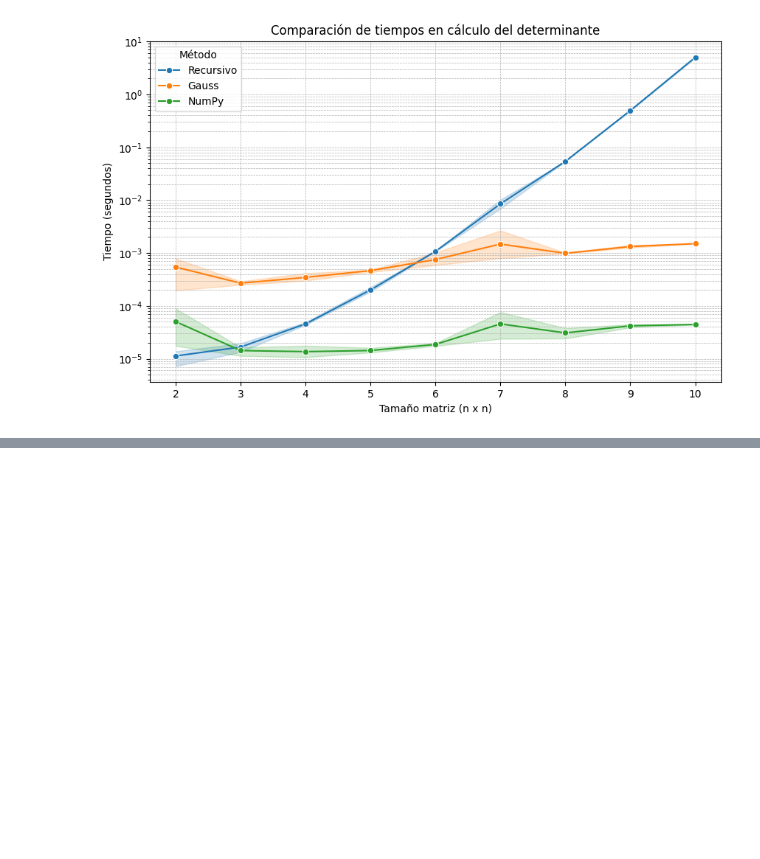
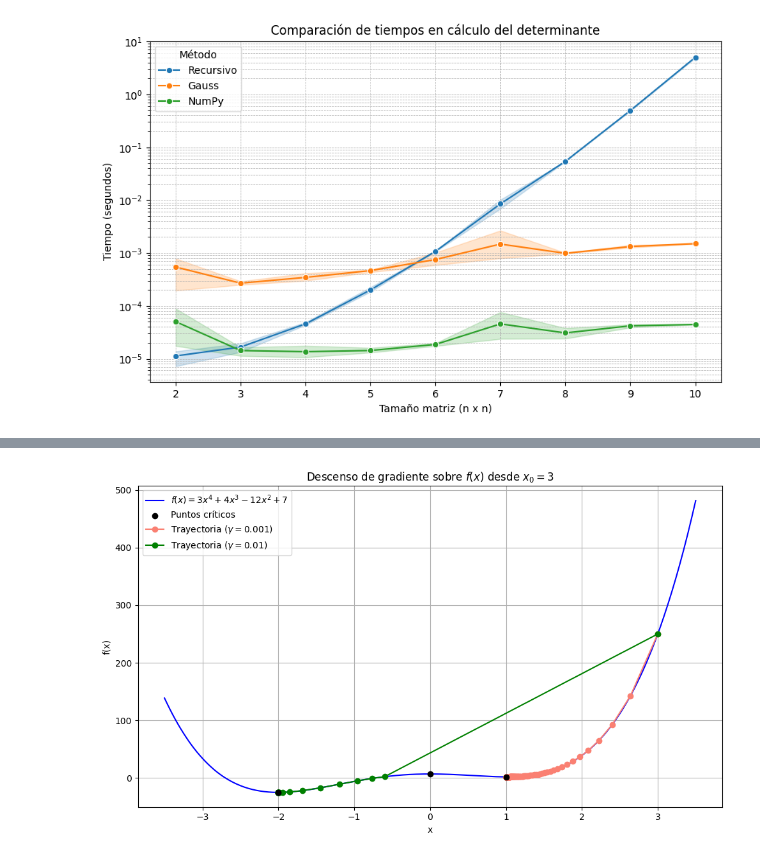
Before and after one commit to fresvel/02MIAR_Ejercicios, a Jupyter notebook: Ejercicios.ipynb, the cells around one changed output, grey strips where cells are left out. Saved outputs shown, nothing was run; the diff lists cells and outputs as text; code cells hidden in the pictures; blank space fills up the shorter version.

```diff
--- a/Ejercicios.ipynb
+++ b/Ejercicios.ipynb
@@ -617,0 +695,14 @@ de f . ¿Se trata de un resultado deseable? ¿Por qué? ¿A qué se debe este fe
+# %%
+# Punto inicial
+x0 = np.array([3.0])
+
+# Nuevos parámetros
+gamma = 0.01
+tol = 1e-12
+maxit = int(1e5)
+
+# Llamada al método
+resultado = descenso_gradiente(grad_f, x0, gamma, tol, maxit)
+
+# Mostrar resultado
+print("Mínimo aproximado en x =", resultado[0])
@@ -617,0 +763,51 @@ de f . ¿Se trata de un resultado deseable? ¿Por qué? ¿A qué se debe este fe
+# %%
+import numpy as np
+import matplotlib.pyplot as plt
+
+# Definimos la función y su derivada
+def f(x):
+    return 3 * x**4 + 4 * x**3 - 12 * x**2 + 7
+
+def grad_f_scalar(x):
+    return 12 * x**3 + 12 * x**2 - 24 * x
+
+# Función para obtener trayectoria del descenso de gradiente
+def trayectoria_descenso_gradiente(x0, gamma, tol=1e-12, maxit=100000):
+    x_vals = [x0]
+    x = x0
+    for _ in range(int(maxit)):
+        grad = grad_f_scalar(x)
+        if abs(grad) < tol:
+            break
+        x = x - gamma * grad
+        x_vals.append(x)
+    return np.array(x_vals)
+
+# Generar trayectorias para dos gammas distintas
+x_traj_1 = trayectoria_descenso_gradiente(3.0, gamma=0.001)
+x_traj_2 = trayectoria_descenso_gradiente(3.0, gamma=0.01)
+
+# Valores para graficar la función
+x = np.linspace(-3.5, 3.5, 400)
+y = f(x)
+
+# Puntos críticos
+criticos_x = np.array([-2, 0, 1])
+criticos_y = f(criticos_x)
+
+# Graficar
+plt.figure(figsize=(10, 6))
+plt.plot(x, y, label=r"$f(x) = 3x^4 + 4x^3 - 12x^2 + 7$", color='blue')
+plt.scatter(criticos_x, criticos_y, color='black', zorder=5, label="Puntos críticos")
+plt.plot(x_traj_1, f(x_traj_1), 'o-', label=r"Trayectoria ($\gamma = 0.001$)", color='salmon')
+plt.plot(x_traj_2, f(x_traj_2), 'o-', label=r"Trayectoria ($\gamma = 0.01$)", color='green')
+
+plt.title("Descenso de gradiente sobre $f(x)$ desde $x_0 = 3$")
+plt.xlabel("x")
+plt.ylabel("f(x)")
+plt.grid(True)
+plt.legend()
+plt.tight_layout()
+plt.show()
+# %% [output]
+[figure, added]
```
Also changed, not shown: parts of 17 cells of this notebook.
